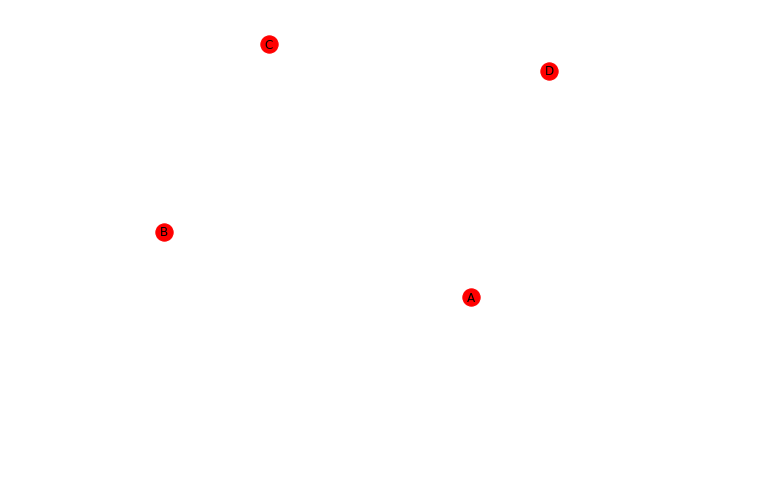
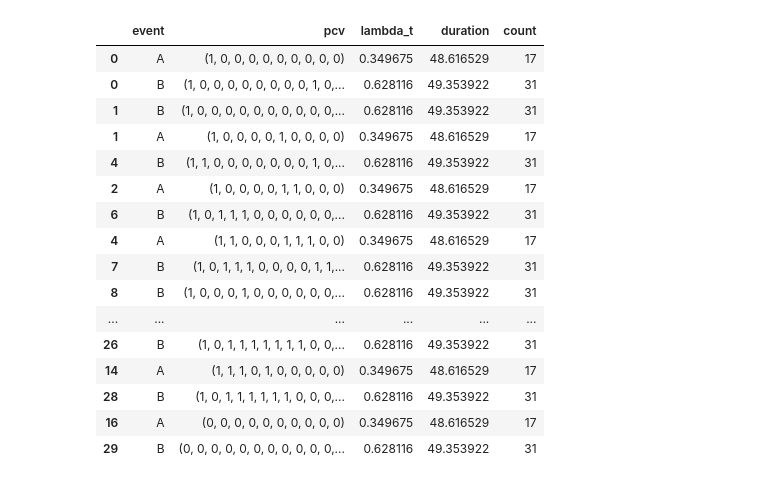
Before and after one commit to mok33/GMEs_experiments, a Jupyter notebook: RTGEM.ipynb, the cells around one changed output. Saved outputs shown, nothing was run; the diff lists cells and outputs as text; code cells hidden in the pictures; blank space fills up the shorter version.

```diff
--- a/RTGEM.ipynb
+++ b/RTGEM.ipynb
@@ -49,7 +50,22 @@ sampled_data = sample_from_tgem(gms)
 # %%
 gms_rd = RTGEM(empty_nodes(list(model_AB.keys())))
+gms_rd.random_walk(max_depth=30, t_n=50)
+mle_lambdas(model=gms_rd, data=sampled_data)
+# %% [output]
+|  | event | pcv | lambda_t | duration | count |
+| 0 | A | (1, 0, 0, 0, 0, 0, 0, 0, 0, 0) | 0.349675 | 48.616529 | 17 |
+| 0 | B | (1, 0, 0, 0, 0, 0, 0, 0, 0, 1, 0,... | 0.628116 | 49.353922 | 31 |
+| 1 | B | (1, 0, 0, 0, 0, 0, 0, 0, 0, 0, 0,... | 0.628116 | 49.353922 | 31 |
+| 1 | A | (1, 0, 0, 0, 0, 1, 0, 0, 0, 0) | 0.349675 | 48.616529 | 17 |
+| 4 | B | (1, 1, 0, 0, 0, 0, 0, 0, 0, 1, 0,... | 0.628116 | 49.353922 | 31 |
+| 2 | A | (1, 0, 0, 0, 0, 1, 1, 0, 0, 0) | 0.349675 | 48.616529 | 17 |
+| 6 | B | (1, 0, 1, 1, 1, 0, 0, 0, 0, 0, 0,... | 0.628116 | 49.353922 | 31 |
+| 4 | A | (1, 1, 0, 0, 0, 1, 1, 1, 0, 0) | 0.349675 | 48.616529 | 17 |
+| 7 | B | (1, 0, 1, 1, 1, 0, 0, 0, 0, 1, 1,... | 0.628116 | 49.353922 | 31 |
+| 8 | B | (1, 0, 0, 0, 1, 0, 0, 0, 0, 0, 0,... | 0.628116 | 49.353922 | 31 |
+| ... | ... | ... | ... | ... | ... |
+| 26 | B | (1, 0, 1, 1, 1, 1, 1, 1, 1, 0, 0,... | 0.628116 | 49.353922 | 31 |
+| 14 | A | (1, 1, 1, 0, 1, 0, 0, 0, 0, 0) | 0.349675 | 48.616529 | 17 |
+| 28 | B | (1, 0, 1, 1, 1, 1, 1, 1, 0, 0, 0,... | 0.628116 | 49.353922 | 31 |
+| 16 | A | (0, 0, 0, 0, 0, 0, 0, 0, 0, 0) | 0.349675 | 48.616529 | 17 |
+| 29 | B | (0, 0, 0, 0, 0, 0, 0, 0, 0, 0, 0,... | 0.628116 | 49.353922 | 31 |
-# %%
-nx.draw(gms_rd.dpd_graph, with_labels=True, arrows=True)
-plt.show()
-# %% [output]
-[figure, removed]
```
Also changed, not shown: parts of 82 cells of this notebook, 2 other files.
